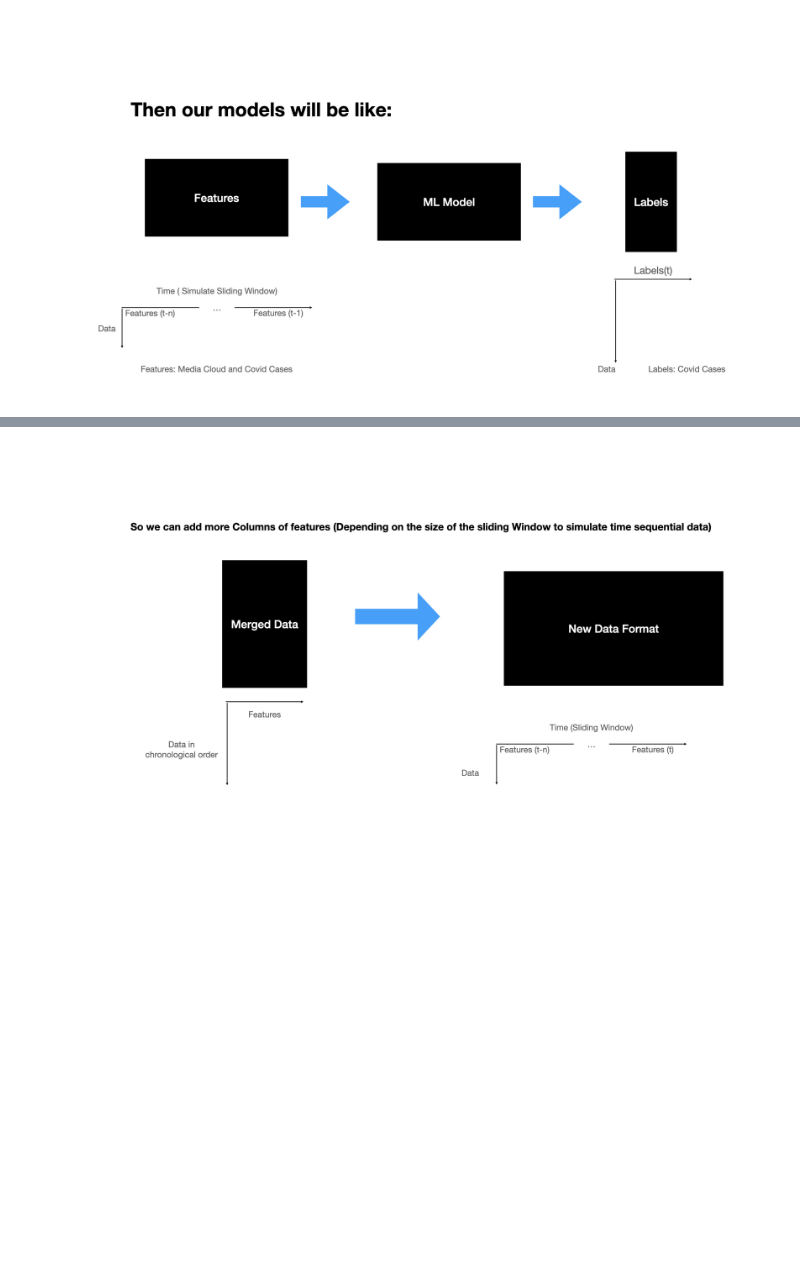
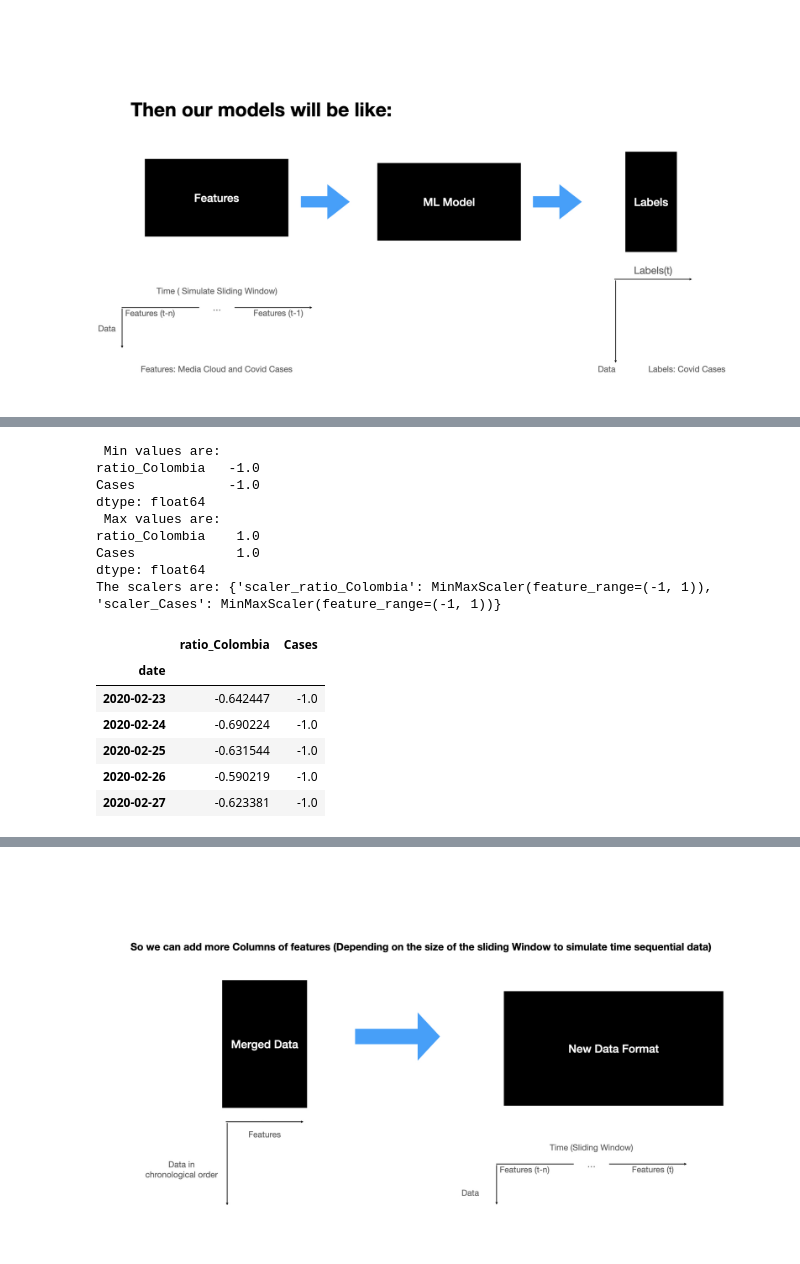
Before and after one commit to MITCriticalData-Colombia/Covid_Media_Cloud, a Jupyter notebook: introductory_training(regression).ipynb, the cells around one changed output, grey strips where cells are left out. Saved outputs shown, nothing was run; the diff lists cells and outputs as text; code cells hidden in the pictures; blank space fills up the shorter version.

```diff
--- a/introductory_training(regression).ipynb
+++ b/introductory_training(regression).ipynb
@@ -559,0 +639,26 @@ Using machine learning we can find other kind of relations more than just those
+# %%
+feature_range = (-1, 1)
+
+# Scale train:
+train_df, scalers = normalize_train_features(train_df, feature_range=feature_range)
+
+print(f'The scalers are: {scalers}')
+
+train_df.head()
+# %% [output]
+ Min values are:
+ratio_Colombia   -1.0
+Cases            -1.0
+dtype: float64
+ Max values are:
+ratio_Colombia    1.0
+Cases             1.0
+dtype: float64
+The scalers are: {'scaler_ratio_Colombia': MinMaxScaler(feature_range=(-1, 1)), 'scaler_Cases': MinMaxScaler(feature_range=(-1, 1))}
+|  | ratio_Colombia | Cases |
+| date |  |  |
+| 2020-02-23 | -0.642447 | -1.0 |
+| 2020-02-24 | -0.690224 | -1.0 |
+| 2020-02-25 | -0.631544 | -1.0 |
+| 2020-02-26 | -0.590219 | -1.0 |
+| 2020-02-27 | -0.623381 | -1.0 |
```
Also changed, not shown: parts of 32 cells of this notebook.
